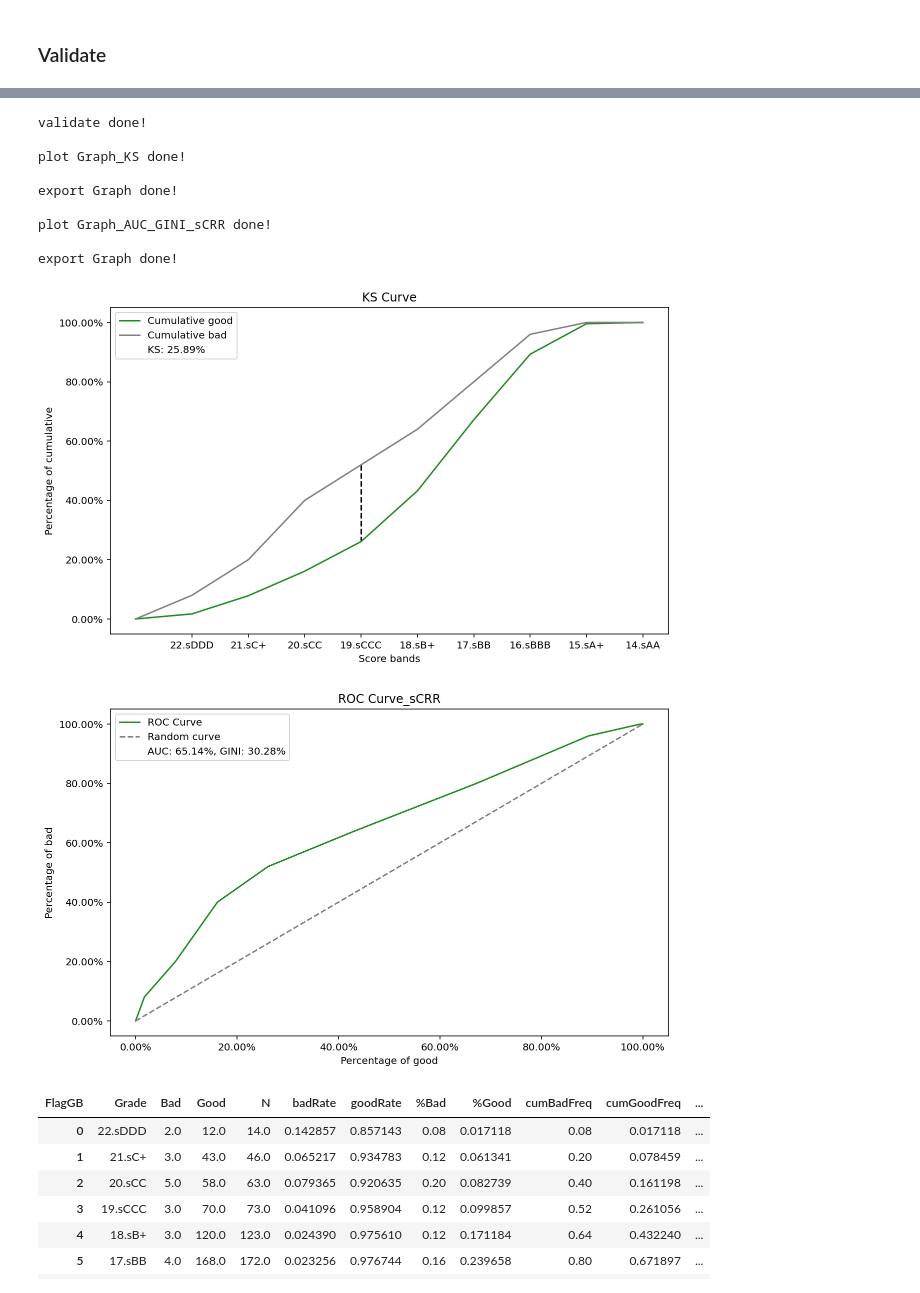
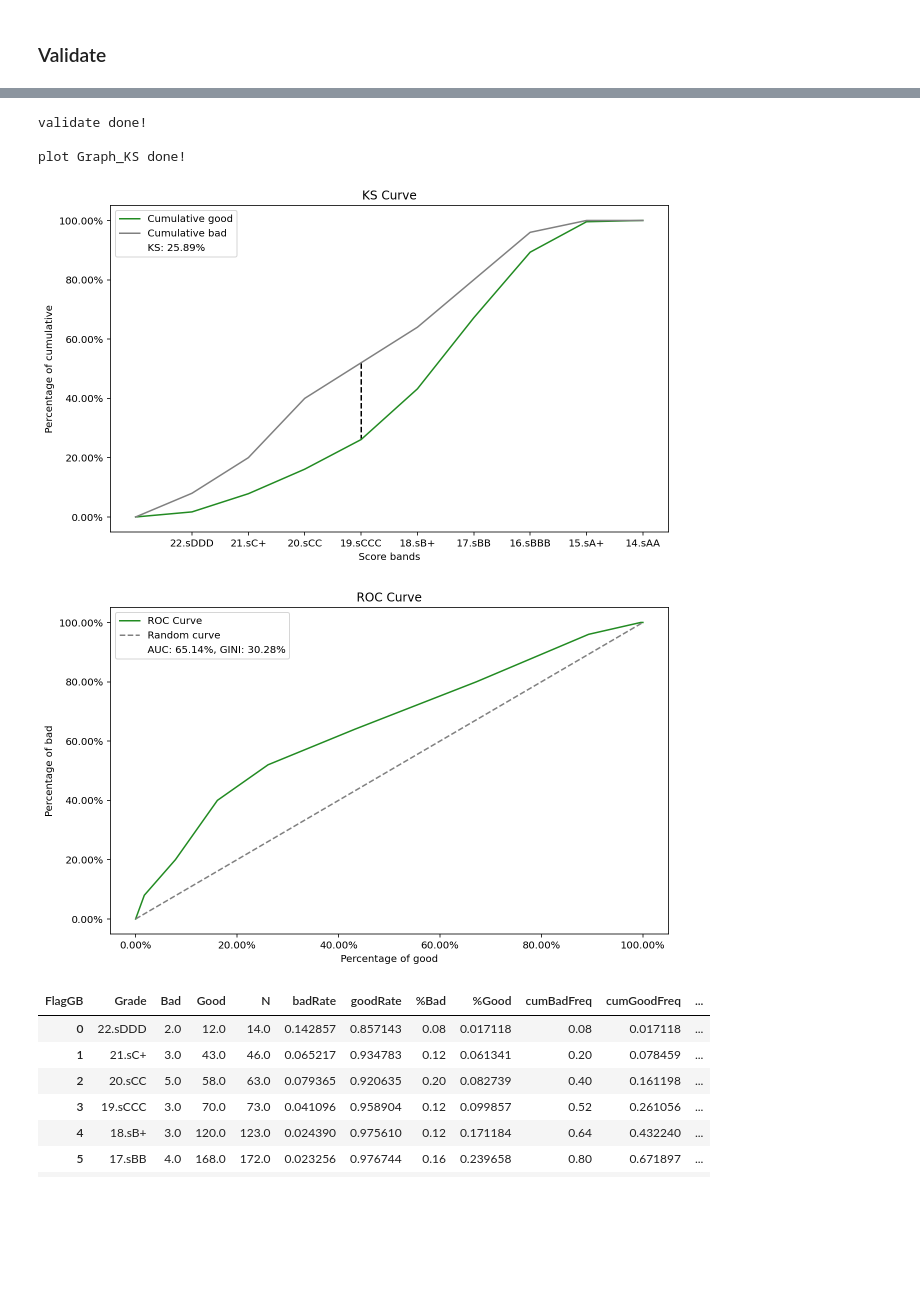
Before and after one commit to Taecpy/CRR-validate, a Jupyter notebook: CRR_validate.ipynb, the cells around one changed output, grey strips where cells are left out. Saved outputs shown, nothing was run; the diff lists cells and outputs as text; code cells hidden in the pictures; blank space fills up the shorter version.

```diff
--- a/CRR_validate.ipynb
+++ b/CRR_validate.ipynb
@@ -276,8 +276,12 @@ def load_input():
     return df
 
 def load_performance():
-    filename = glob.glob(os.path.join(input_mapping,'*.csv'))[-1]
-    df = pd.read_csv(filename,encoding='TIS-620',sep=',')
+    # For zip file
+    zf = zipfile.ZipFile(glob.glob(os.path.join(input_mapping,'*.zip'))[-1])
+    df = pd.read_csv(zf.open(zf.namelist()[-1]) ,encoding='TIS-620',sep=',')
+    # For csv file
+    # filename = glob.glob(os.path.join(input_mapping,'*.csv'))[-1]
+    # df = pd.read_csv(filename,encoding='TIS-620',sep=',')
     df['AS_OF_DATE'] = pd.to_datetime(df['AS_OF_DATE'])
     # df['AS_OF_DATE'] = df['AS_OF_DATE'].dt.strftime('%Y-%m-%d %H:%M:%S')
     return df
@@ -452,7 +456,7 @@ def plot_KS(df):
 # Plot
 # ROC_GINI
 def plot_AUC_GINI(df):
-    year = [x for x in globals() if globals()[x] is df][0]
+    # year = [x for x in globals() if globals()[x] is df][0]
     AUC = df['ROC'].sum()
     GINI = AUC*2-1
     plt.figure(figsize = (10, 6))
@@ -473,11 +477,12 @@ def plot_AUC_GINI(df):
     # Fotmat axis label
     plt.gca().set_xticklabels([f'{x * 100:.2f}%' for x in plt.gca().get_xticks()])
     plt.gca().set_yticklabels([f'{y * 100:.2f}%' for y in plt.gca().get_yticks()])
-    plt.title('ROC Curve_'+year)
+    # plt.title('ROC Curve_'+year)
+    plt.title('ROC Curve')
     plt.xlabel('Percentage of good')
     plt.ylabel('Percentage of bad')
     plt.legend(frameon = True, facecolor = 'white')
-    print(f"plot Graph_AUC_GINI_"+year+" done!","\n")
+    # print(f"plot Graph_AUC_GINI_"+year+" done!","\n")
     #plt.close()
     return plt.gcf()
 
@@ -556,21 +559,15 @@ plot Graph_AUC_GINI___ done!
 # %%
 sCRR = validate(sCRR)
 KS = plot_KS(sCRR)
-export_Graph(KS)
+# export_Graph(KS)
 GINI = plot_AUC_GINI(sCRR)
-export_Graph(GINI)
+# export_Graph(GINI)
 # %% [output]
 validate done!
 
 plot Graph_KS done!
-
-export Graph done!
-
-plot Graph_AUC_GINI_sCRR done!
-
-export Graph done!
 [figure]
-[figure, old version]
+[figure, new version]
 # %%
 sCRR
 # %% [output]
```
Also changed, not shown: parts of 1 cell of this notebook.
